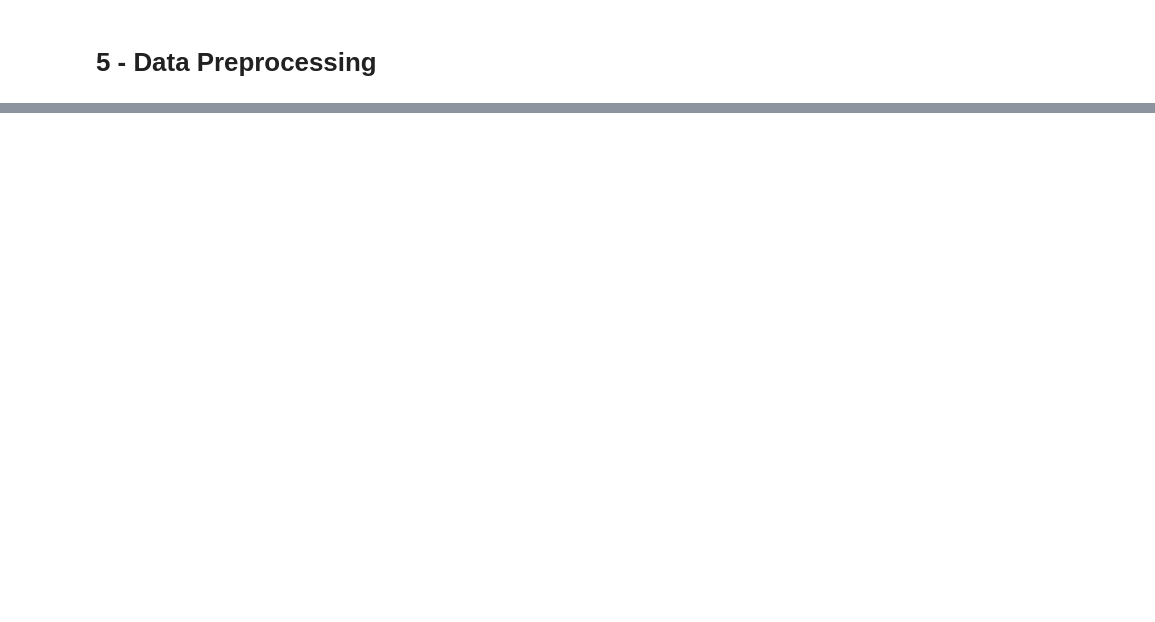
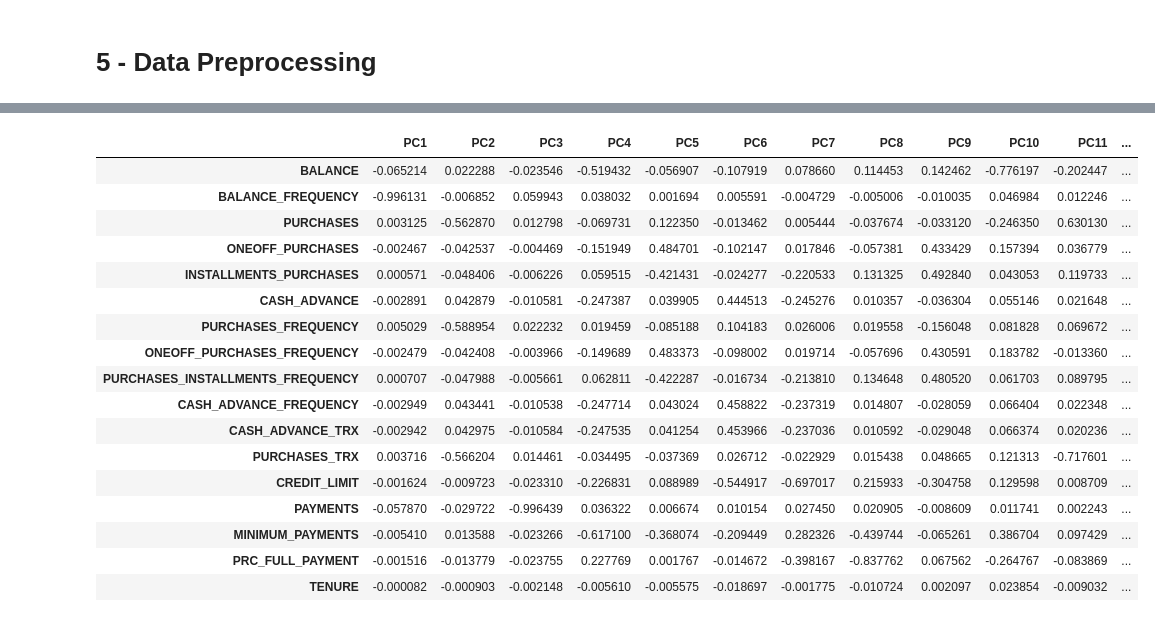
Before and after one commit to jasonrichdarmawan/p1-g4, a Jupyter notebook: h8dsft_P1G4_jason_rich_darmawan_onggo_putra.ipynb, the cells around one changed output, grey strips where cells are left out. Cells and saved outputs as stored; diff of their text form; code cells hidden in the pictures; blank space fills up the shorter version.

```diff
--- a/h8dsft_P1G4_jason_rich_darmawan_onggo_putra.ipynb
+++ b/h8dsft_P1G4_jason_rich_darmawan_onggo_putra.ipynb
@@ -280,0 +367,9 @@ Int64Index([   0,    2,    6,    8,   27,   32,   78,   92,   93,   94,
+# %%
+# Sampling for Inference Set
+inf_set = dt.sample(n=10, random_state=17)
+
+# Drop Inference Set from Train and Test Set
+X_train = dt.drop(index=inf_set.index)
+
+# Drop 'CUST_ID' because it does not have correlation with other features.
+X_train.drop(labels='CUST_ID', axis=1, inplace=True, errors='ignore')
@@ -280,0 +399,13 @@ Int64Index([   0,    2,    6,    8,   27,   32,   78,   92,   93,   94,
+# %%
+# Check multicollinearity.
+def isolate():
+    X_train_final = composer.fit_transform(X=X_train)
+    vif_data = pd.DataFrame()
+    vif_data['Feature'] = composer.named_transformers_['num_prep'][-1] \
+                                  .get_feature_names_out(num)
+    vif_data['VIF'] = [variance_inflation_factor(X_train_final, i)
+                       for i in range(len(vif_data['Feature']))]
+    display(vif_data.sort_values(by='VIF', ascending=False)
+                    .style.background_gradient(cmap='coolwarm'))
+
+isolate()
@@ -280,0 +431,36 @@ Int64Index([   0,    2,    6,    8,   27,   32,   78,   92,   93,   94,
+# %%
+# Get Loading Score per PC.
+def isolate():
+    X_train_final = composer.fit_transform(X=X_train)
+    pca = PCA()
+    pca.fit(X=X_train_final)
+
+    per_var = np.round(pca.explained_variance_ratio_* 100, decimals=1)
+    labels = ['PC' + str(x) for x in range(1, len(per_var)+1)]
+
+    loadings = pd.DataFrame(data=pca.components_.T,
+                            columns=labels,
+                            index=composer.named_transformers_['num_prep'][-1]
+                                          .get_feature_names_out(num))
+    display(loadings.style.background_gradient(cmap='coolwarm'))
+
+isolate()
+# %% [output]
+|  | PC1 | PC2 | PC3 | PC4 | PC5 | PC6 | PC7 | PC8 | PC9 | PC10 | PC11 | ... |
+| BALANCE | -0.065214 | 0.022288 | -0.023546 | -0.519432 | -0.056907 | -0.107919 | 0.078660 | 0.114453 | 0.142462 | -0.776197 | -0.202447 | ... |
+| BALANCE_FREQUENCY | -0.996131 | -0.006852 | 0.059943 | 0.038032 | 0.001694 | 0.005591 | -0.004729 | -0.005006 | -0.010035 | 0.046984 | 0.012246 | ... |
+| PURCHASES | 0.003125 | -0.562870 | 0.012798 | -0.069731 | 0.122350 | -0.013462 | 0.005444 | -0.037674 | -0.033120 | -0.246350 | 0.630130 | ... |
+| ONEOFF_PURCHASES | -0.002467 | -0.042537 | -0.004469 | -0.151949 | 0.484701 | -0.102147 | 0.017846 | -0.057381 | 0.433429 | 0.157394 | 0.036779 | ... |
+| INSTALLMENTS_PURCHASES | 0.000571 | -0.048406 | -0.006226 | 0.059515 | -0.421431 | -0.024277 | -0.220533 | 0.131325 | 0.492840 | 0.043053 | 0.119733 | ... |
+| CASH_ADVANCE | -0.002891 | 0.042879 | -0.010581 | -0.247387 | 0.039905 | 0.444513 | -0.245276 | 0.010357 | -0.036304 | 0.055146 | 0.021648 | ... |
+| PURCHASES_FREQUENCY | 0.005029 | -0.588954 | 0.022232 | 0.019459 | -0.085188 | 0.104183 | 0.026006 | 0.019558 | -0.156048 | 0.081828 | 0.069672 | ... |
+| ONEOFF_PURCHASES_FREQUENCY | -0.002479 | -0.042408 | -0.003966 | -0.149689 | 0.483373 | -0.098002 | 0.019714 | -0.057696 | 0.430591 | 0.183782 | -0.013360 | ... |
+| PURCHASES_INSTALLMENTS_FREQUENCY | 0.000707 | -0.047988 | -0.005661 | 0.062811 | -0.422287 | -0.016734 | -0.213810 | 0.134648 | 0.480520 | 0.061703 | 0.089795 | ... |
+| CASH_ADVANCE_FREQUENCY | -0.002949 | 0.043441 | -0.010538 | -0.247714 | 0.043024 | 0.458822 | -0.237319 | 0.014807 | -0.028059 | 0.066404 | 0.022348 | ... |
+| CASH_ADVANCE_TRX | -0.002942 | 0.042975 | -0.010584 | -0.247535 | 0.041254 | 0.453966 | -0.237036 | 0.010592 | -0.029048 | 0.066374 | 0.020236 | ... |
+| PURCHASES_TRX | 0.003716 | -0.566204 | 0.014461 | -0.034495 | -0.037369 | 0.026712 | -0.022929 | 0.015438 | 0.048665 | 0.121313 | -0.717601 | ... |
+| CREDIT_LIMIT | -0.001624 | -0.009723 | -0.023310 | -0.226831 | 0.088989 | -0.544917 | -0.697017 | 0.215933 | -0.304758 | 0.129598 | 0.008709 | ... |
+| PAYMENTS | -0.057870 | -0.029722 | -0.996439 | 0.036322 | 0.006674 | 0.010154 | 0.027450 | 0.020905 | -0.008609 | 0.011741 | 0.002243 | ... |
+| MINIMUM_PAYMENTS | -0.005410 | 0.013588 | -0.023266 | -0.617100 | -0.368074 | -0.209449 | 0.282326 | -0.439744 | -0.065261 | 0.386704 | 0.097429 | ... |
+| PRC_FULL_PAYMENT | -0.001516 | -0.013779 | -0.023755 | 0.227769 | 0.001767 | -0.014672 | -0.398167 | -0.837762 | 0.067562 | -0.264767 | -0.083869 | ... |
+| TENURE | -0.000082 | -0.000903 | -0.002148 | -0.005610 | -0.005575 | -0.018697 | -0.001775 | -0.010724 | 0.002097 | 0.023854 | -0.009032 | ... |
```
Also changed, not shown: parts of 25 cells of this notebook.
